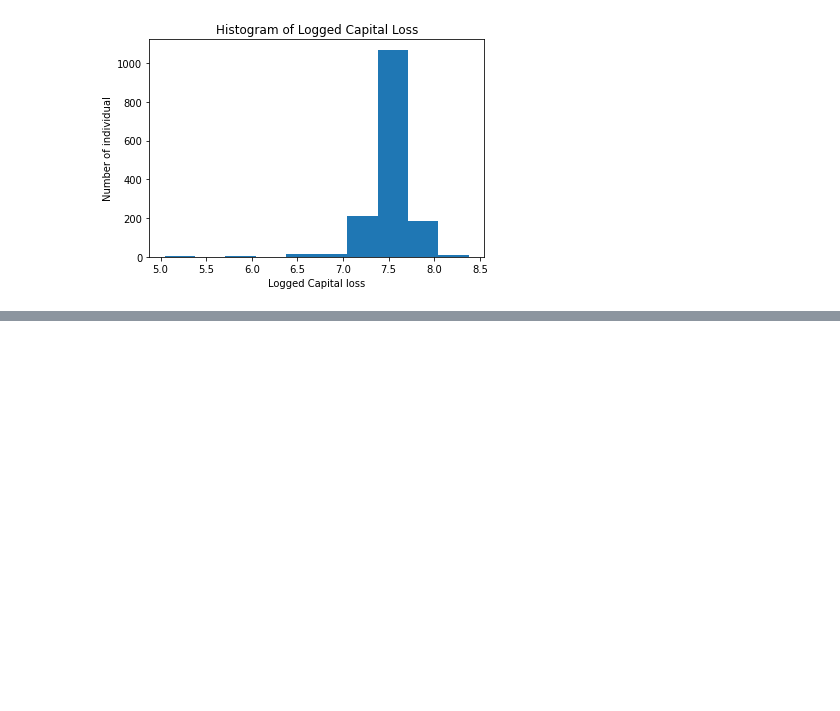
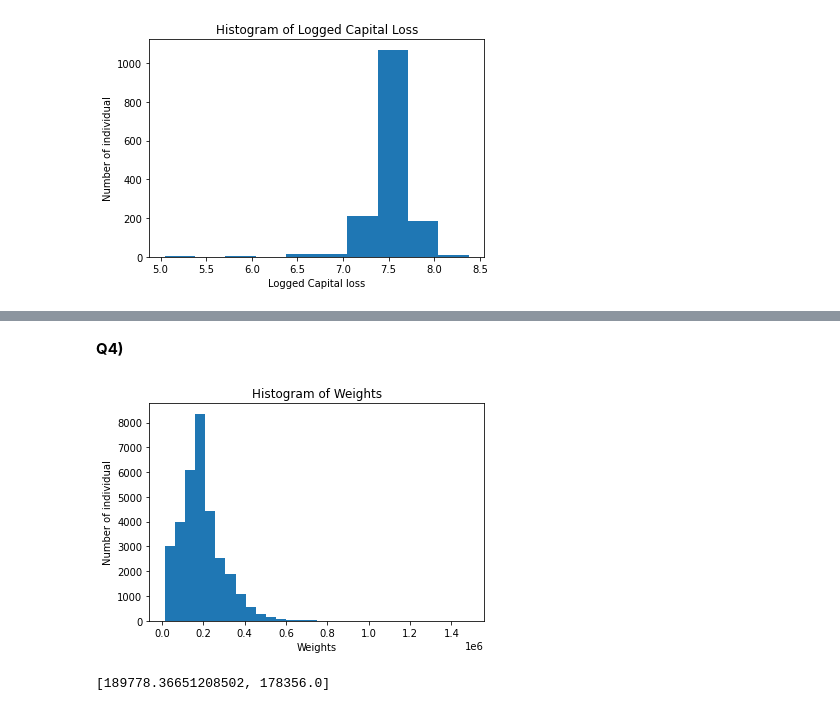
Before and after one commit to Tiffany0410/JSC270_Assg2, a Jupyter notebook: JSC270_Assignment2.ipynb, the cells around one changed output, grey strips where cells are left out. Drawn from its saved outputs; the diff is of its cells as text; code cells hidden in the pictures; blank space fills up the shorter version.

```diff
--- a/JSC270_Assignment2.ipynb
+++ b/JSC270_Assignment2.ipynb
@@ -130,0 +122,17 @@ plt.show()
+# %% [markdown]
+**Q4)**
+# %%
+# Q4: Exploring weight
+plt.hist(income94.fnlwgt, bins = 30)
+plt.title('Histogram of Weights')
+plt.xlabel('Weights')
+plt.ylabel('Number of individual')
+plt.show()
+# %% [output]
+[figure, added]
+# %%
+# Find mean and median
+info = [income94.fnlwgt.mean(), income94.fnlwgt.median()]
+info
+# %% [output]
+[189778.36651208502, 178356.0]
```
Also changed, not shown: parts of 29 cells of this notebook.
